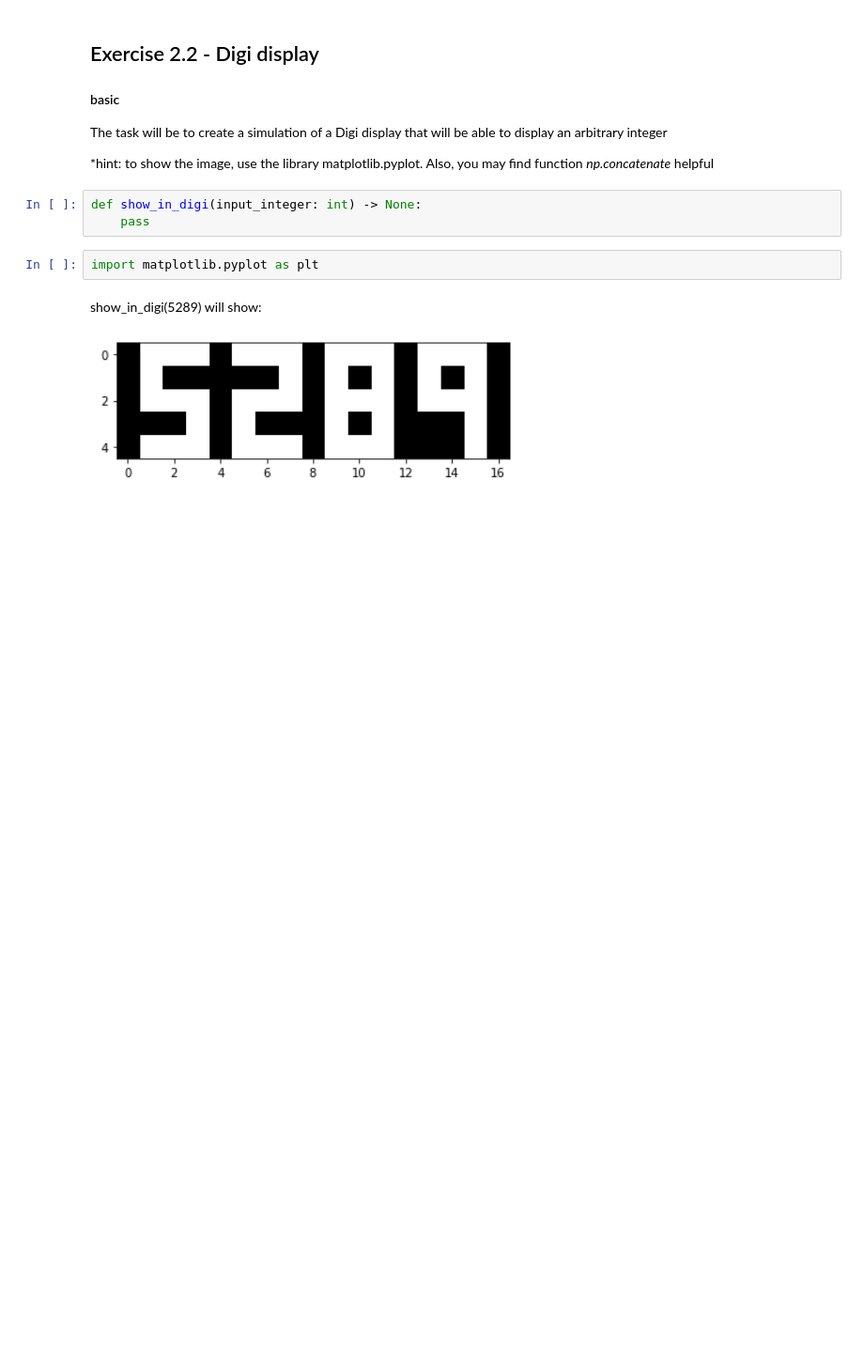
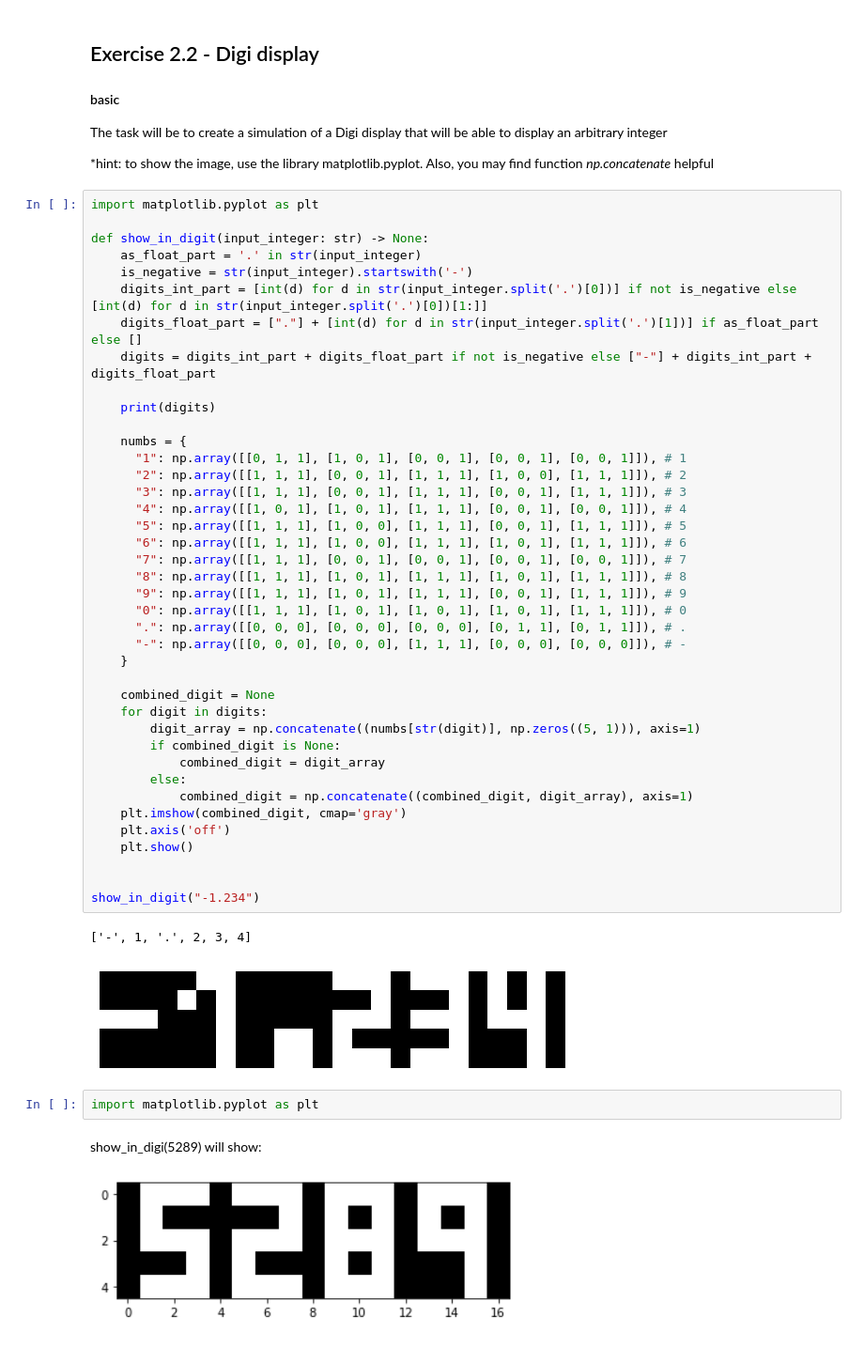
Before and after one commit to Zoomma1/VUT_Machine_Learning_Fundamentals_Victor_Germain, a Jupyter notebook: Lab02_Python_Introduction/Lab02.ipynb, the cells around one changed output. Shown at 94% size. Saved outputs shown, nothing was run; the diff lists cells and outputs as text; blank space fills up the shorter version.

```diff
--- a/Lab02_Python_Introduction/Lab02.ipynb
+++ b/Lab02_Python_Introduction/Lab02.ipynb
@@ -127,9 +316,49 @@ def compare_performance(n: int, threshold: int) -> None:
 The task will be to create a simulation of a Digi display that will be able to display an arbitrary integer
 
 *hint: to show the image, use the library matplotlib.pyplot. Also, you may find function *np.concatenate* helpful
-# %%
-def show_in_digi(input_integer: int) -> None:
-    pass
+# %%
+import matplotlib.pyplot as plt
+
+def show_in_digit(input_integer: str) -> None:
+    as_float_part = '.' in str(input_integer)
+    is_negative = str(input_integer).startswith('-')
+    digits_int_part = [int(d) for d in str(input_integer.split('.')[0])] if not is_negative else [int(d) for d in str(input_integer.split('.')[0])[1:]]
+    digits_float_part = ["."] + [int(d) for d in str(input_integer.split('.')[1])] if as_float_part else []
+    digits = digits_int_part + digits_float_part if not is_negative else ["-"] + digits_int_part + digits_float_part
+
+    print(digits)
+
+    numbs = {
+      "1": np.array([[0, 1, 1], [1, 0, 1], [0, 0, 1], [0, 0, 1], [0, 0, 1]]), # 1
+      "2": np.array([[1, 1, 1], [0, 0, 1], [1, 1, 1], [1, 0, 0], [1, 1, 1]]), # 2
+      "3": np.array([[1, 1, 1], [0, 0, 1], [1, 1, 1], [0, 0, 1], [1, 1, 1]]), # 3
+      "4": np.array([[1, 0, 1], [1, 0, 1], [1, 1, 1], [0, 0, 1], [0, 0, 1]]), # 4
+      "5": np.array([[1, 1, 1], [1, 0, 0], [1, 1, 1], [0, 0, 1], [1, 1, 1]]), # 5
+      "6": np.array([[1, 1, 1], [1, 0, 0], [1, 1, 1], [1, 0, 1], [1, 1, 1]]), # 6
+      "7": np.array([[1, 1, 1], [0, 0, 1], [0, 0, 1], [0, 0, 1], [0, 0, 1]]), # 7
+      "8": np.array([[1, 1, 1], [1, 0, 1], [1, 1, 1], [1, 0, 1], [1, 1, 1]]), # 8
+      "9": np.array([[1, 1, 1], [1, 0, 1], [1, 1, 1], [0, 0, 1], [1, 1, 1]]), # 9
+      "0": np.array([[1, 1, 1], [1, 0, 1], [1, 0, 1], [1, 0, 1], [1, 1, 1]]), # 0
+      ".": np.array([[0, 0, 0], [0, 0, 0], [0, 0, 0], [0, 1, 1], [0, 1, 1]]), # .
+      "-": np.array([[0, 0, 0], [0, 0, 0], [1, 1, 1], [0, 0, 0], [0, 0, 0]]), # -
+    }
+
+    combined_digit = None
+    for digit in digits:
+        digit_array = np.concatenate((numbs[str(digit)], np.zeros((5, 1))), axis=1)
+        if combined_digit is None:
+            combined_digit = digit_array
+        else:
+            combined_digit = np.concatenate((combined_digit, digit_array), axis=1)
+    plt.imshow(combined_digit, cmap='gray')
+    plt.axis('off')
+    plt.show()
+
+
+show_in_digit("-1.234")
+# %% [output]
+['-', 1, '.', 2, 3, 4]
+[figure, added]
 # %%
 import matplotlib.pyplot as plt
 # %% [markdown]
```
Also changed, not shown: parts of 18 cells of this notebook.
